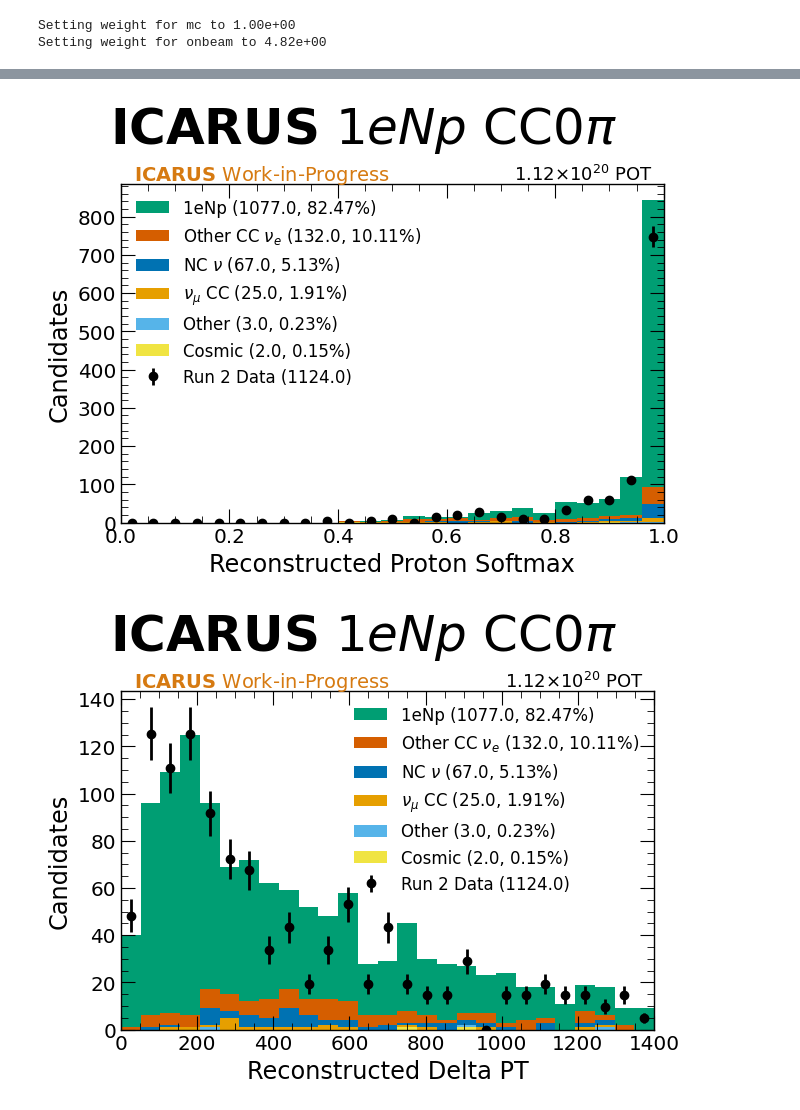
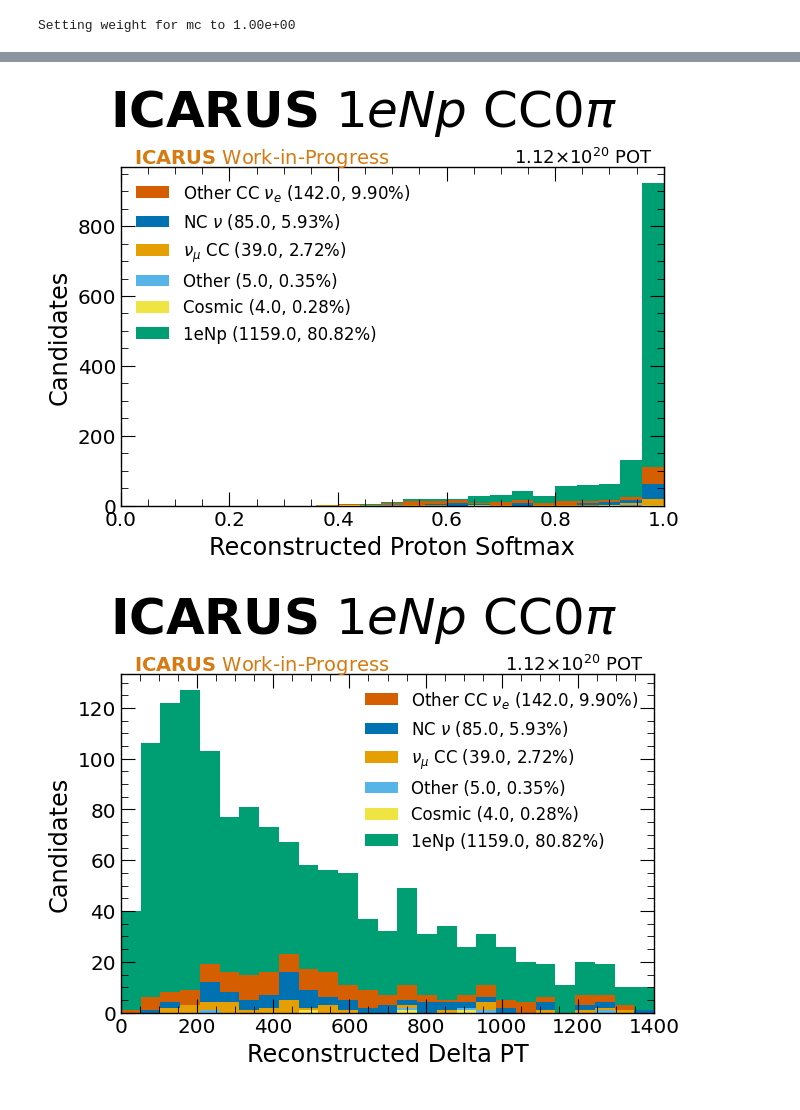
Before and after one commit to dacarber/medulla, a Jupyter notebook: spineplot/example.ipynb, the cells around one changed output, grey strips where cells are left out. Saved outputs shown, nothing was run; the diff lists cells and outputs as text; code cells hidden in the pictures.

```diff
--- a/spineplot/example.ipynb
+++ b/spineplot/example.ipynb
@@ -10,17 +10,17 @@ file = 'configurations/analyses/icarus/nue2025_icarus.toml'
 file = 'configurations/common/styles.toml'
 
 [samples]
+#[samples.onbeam]
+#key = "onbeam"
+#exposure_type = "pot"
+#override_category = -100
+#trees = ['SelectedNu_Cuts',]
+#presel = "reco_electron_axial_spread > 0.2"
 [samples.mc]
 key = "mc"
 exposure_type = "pot"
 trees = ['SelectedNu_Cuts','SelectedCos_PhaseCuts']
-presel = "reco_electron_axial_spread > 0.2"
-[samples.onbeam]
-key = "onbeam"
-exposure_type = "pot"
-override_category = -100
-trees = ['SelectedNu_Cuts',]
-presel = "reco_electron_axial_spread > 0.2"
+#presel = "reco_electron_axial_spread > 0.2"
 
 [output]
 path = '/Users/danielcarber/Documents/ICARUS/NuMI_Nue/Plots'
@@ -117,10 +117,9 @@ draw_kwargs = {'show_component_number' = true, 'show_component_percentage' = tru
 with open('cfg.toml', 'w') as f:
     f.write(cfg)
 
-file = '/Users/danielcarber/Documents/ICARUS/output.root'
+file = '/Users/danielcarber/Documents/ICARUS/testtest.root'
 
 analysis = Analysis('cfg.toml', file)
 analysis.run(close_figs=False)
 # %% [output]
 Setting weight for mc to 1.00e+00
-Setting weight for onbeam to 4.82e+00
@@ -132,2 +131,2 @@ Setting weight for onbeam to 4.82e+00
-[figure, old version]
+[figure, new version]
-[figure, old version]
+[figure, new version]
```
Also changed, not shown: parts of 1 cell of this notebook, 2 other files.
